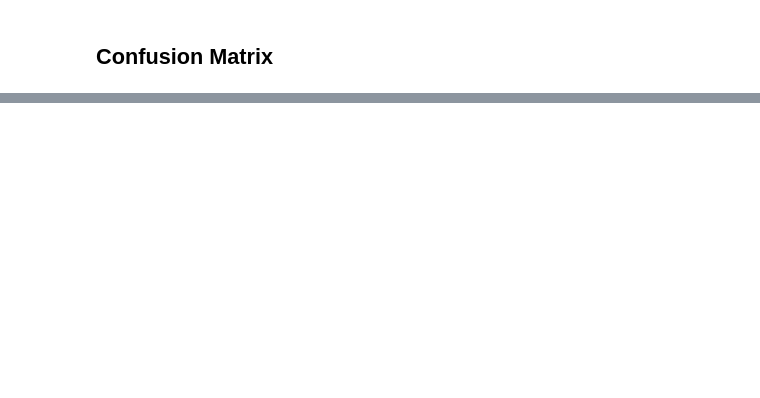
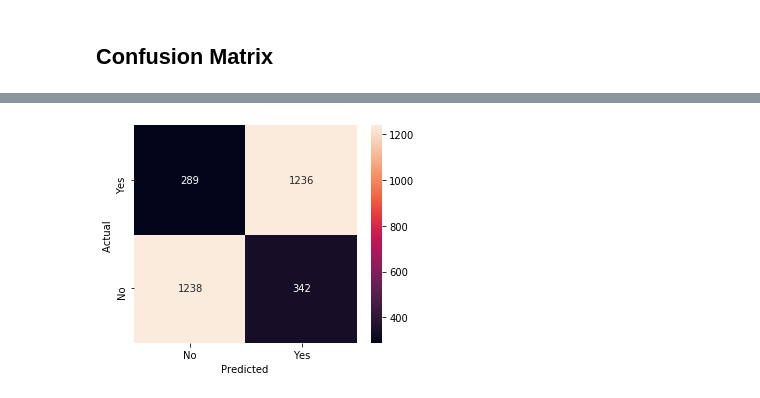
Before and after one commit to HarishPatlolla/Churn-Analysis-using--Logistic-Regression-Decision-Tree-Bagging-Random-Forest-Boosting, a Jupyter notebook: Churn_modelling_github.ipynb, the cells around one changed output, grey strips where cells are left out. Drawn from its saved outputs; the diff is of its cells as text; code cells hidden in the pictures; blank space fills up the shorter version.

```diff
--- a/Churn_modelling_github.ipynb
+++ b/Churn_modelling_github.ipynb
@@ -394,0 +439,12 @@ plt.show()
+# %%
+from sklearn.metrics import confusion_matrix
+
+conf_matrix = confusion_matrix(y_pred,y_test)
+fig, ax = plt.subplots(figsize=(5,4))
+heatmap=sns.heatmap(conf_matrix,annot=True,fmt="d",xticklabels=['No', 'Yes'],yticklabels=['No', 'Yes'])
+ax.set_ylim([0,2])
+plt.ylabel('Actual ')
+plt.xlabel('Predicted ')
+plt.show()
+# %% [output]
+[figure, added]
```
Also changed, not shown: parts of 17 cells of this notebook.
